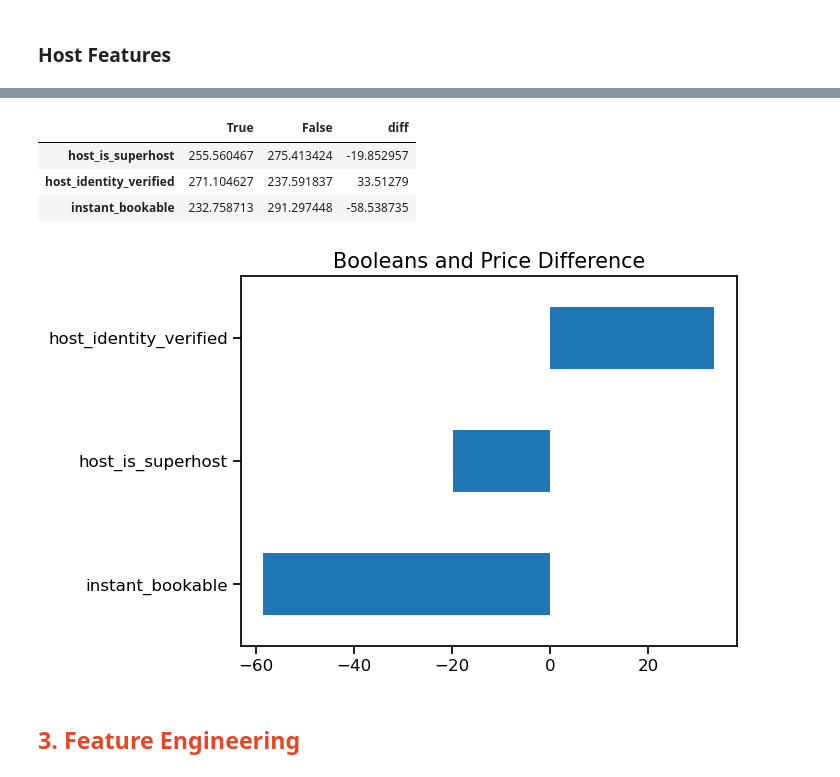
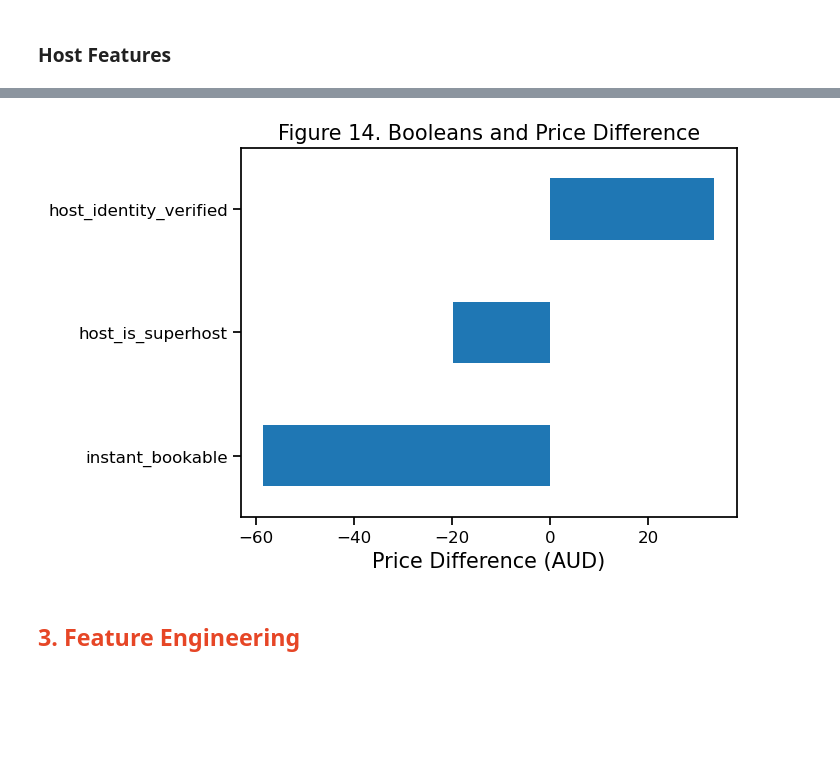
Before and after one commit to Jamielimingzhe/QBUS6810, a Jupyter notebook: QBUS6810_Group18_Notebook.ipynb, the cells around one changed output, grey strips where cells are left out. Cells and saved outputs as stored; diff of their text form; code cells hidden in the pictures; blank space fills up the shorter version.

```diff
--- a/QBUS6810_Group18_Notebook.ipynb
+++ b/QBUS6810_Group18_Notebook.ipynb
@@ -463,16 +448,10 @@ for i in host_bool_df.columns[:-1]:
     host_bool_price.loc[i,'True'] = host_bool_df.loc[host_bool_df[i]=='t','price'].mean()
     host_bool_price.loc[i,'False'] = host_bool_df.loc[host_bool_df[i]=='f','price'].mean()
 host_bool_price['diff'] = host_bool_price['True'] - host_bool_price['False']
-# %%
-host_bool_price
-# %% [output]
-|  | True | False | diff |
-| host_is_superhost | 255.560467 | 275.413424 | -19.852957 |
-| host_identity_verified | 271.104627 | 237.591837 | 33.51279 |
-| instant_bookable | 232.758713 | 291.297448 | -58.538735 |
 # %%
 host_bool_price['diff'].sort_values().plot.barh()
-plt.title('Booleans and Price Difference')
+plt.title('Figure 14. Booleans and Price Difference')
+plt.xlabel('Price Difference (AUD)')
 plt.show()
 # %% [output]
-[figure, old version]
+[figure, new version]
```
Also changed, not shown: parts of 31 cells of this notebook.
